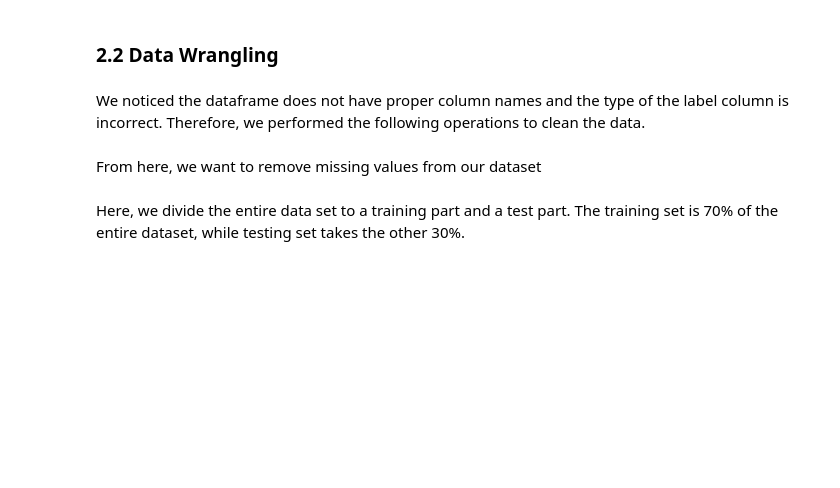
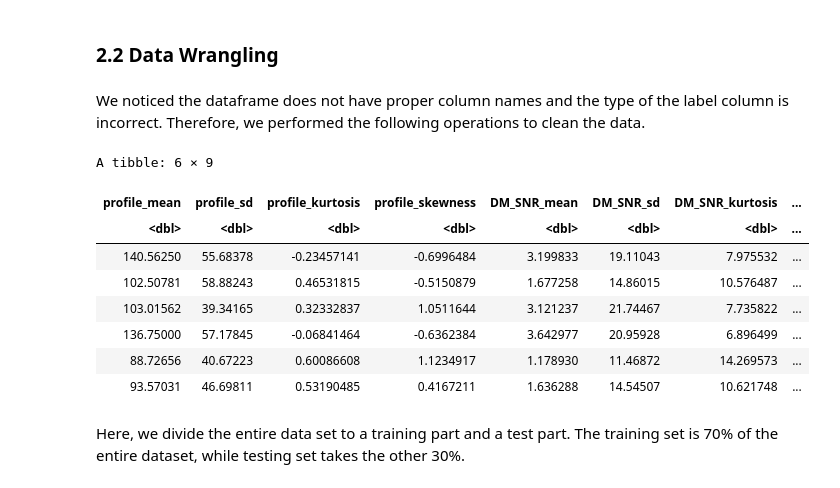
Before and after one commit to Lmh-java/dsci-100-2023w2-group-034, a Jupyter notebook: group_proposal.ipynb, the cells around one changed output. Saved outputs shown, nothing was run; the diff lists cells and outputs as text; code cells hidden in the pictures; blank space fills up the shorter version.

```diff
--- a/group_proposal.ipynb
+++ b/group_proposal.ipynb
@@ -37,20 +72,29 @@ We noticed the dataframe does not have proper column names and the type of the l
 # %%
 # rename the columns according to data/Readme.txt
 pulsar_data <- pulsar_data |>
     rename(profile_mean = X1,
           profile_sd = X2,
           profile_kurtosis = X3,
           profile_skewness = X4,
           DM_SNR_mean = X5,
           DM_SNR_sd = X6,
           DM_SNR_kurtosis = X7,
           DM_SNR_skewness = X8,
           pulsar_star = X9) |>
+    drop_na() |>
     # mark the label column as a categorical variable
     mutate(pulsar_star = as_factor(pulsar_star)) |>
     # pulsar_star refers to if the row is a pulsar star or not
     mutate(pulsar_star = fct_recode(pulsar_star, "true" = "1", "false" = "0"))
 
 head(pulsar_data)
+# %% [output]
+A tibble: 6 × 9
+| profile_mean | profile_sd | profile_kurtosis | profile_skewness | DM_SNR_mean | DM_SNR_sd | DM_SNR_kurtosis | ... |
+| <dbl> | <dbl> | <dbl> | <dbl> | <dbl> | <dbl> | <dbl> | ... |
+| 140.56250 | 55.68378 | -0.23457141 | -0.6996484 | 3.199833 | 19.11043 | 7.975532 | ... |
+| 102.50781 | 58.88243 | 0.46531815 | -0.5150879 | 1.677258 | 14.86015 | 10.576487 | ... |
+| 103.01562 | 39.34165 | 0.32332837 | 1.0511644 | 3.121237 | 21.74467 | 7.735822 | ... |
+| 136.75000 | 57.17845 | -0.06841464 | -0.6362384 | 3.642977 | 20.95928 | 6.896499 | ... |
+| 88.72656 | 40.67223 | 0.60086608 | 1.1234917 | 1.178930 | 11.46872 | 14.269573 | ... |
+| 93.57031 | 46.69811 | 0.53190485 | 0.4167211 | 1.636288 | 14.54507 | 10.621748 | ... |
-# %% [markdown]
-From here, we want to remove missing values from our dataset
```
Also changed, not shown: parts of 9 cells of this notebook.
